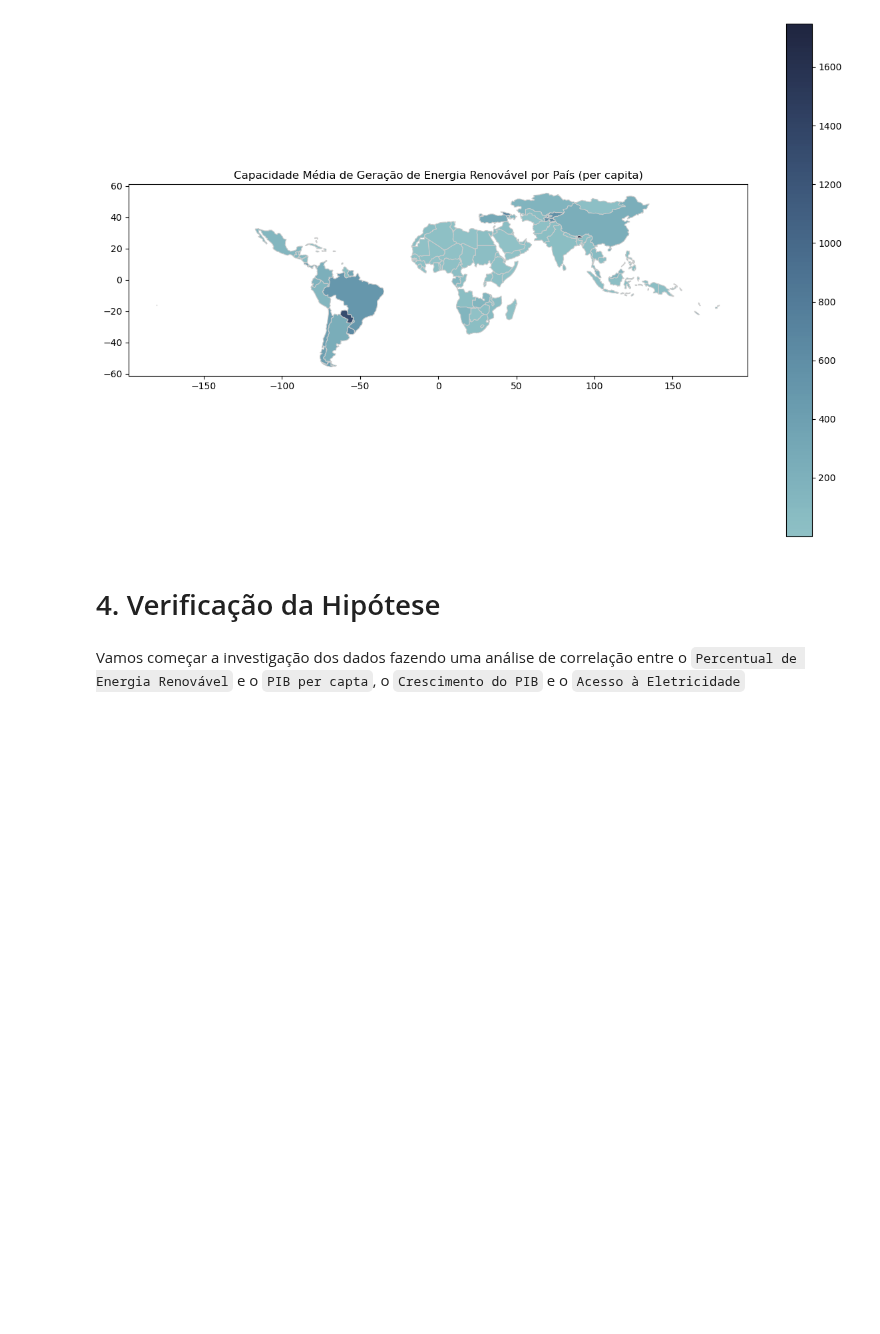
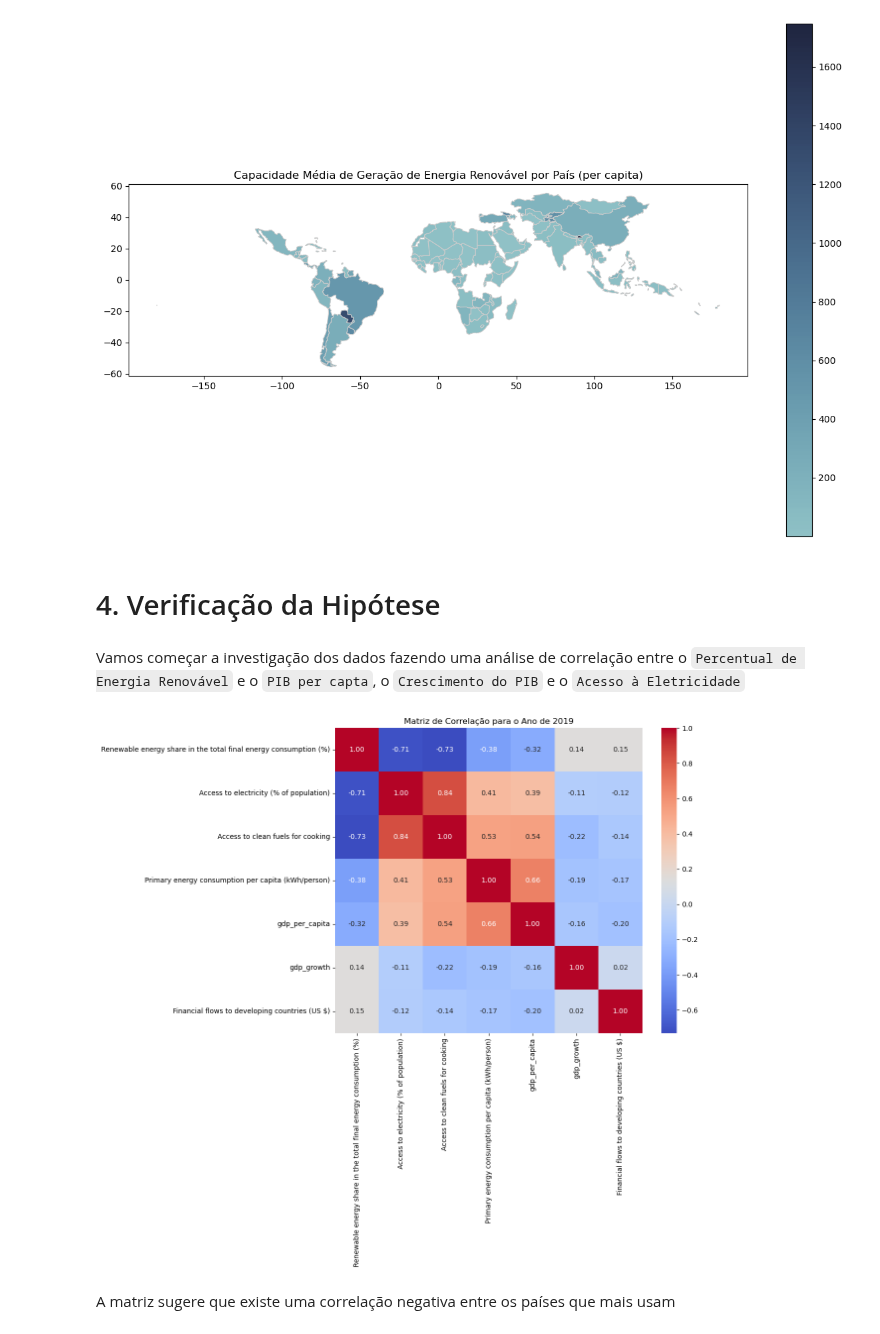
Before and after one commit to Felipefalex/Projeto-Sustainable-Energy, a Jupyter notebook: sustainable_energy.ipynb, the cells around one changed output. Saved outputs shown, nothing was run; the diff lists cells and outputs as text; code cells hidden in the pictures; blank space fills up the shorter version.

```diff
--- a/sustainable_energy.ipynb
+++ b/sustainable_energy.ipynb
@@ -186,20 +281,28 @@ plt.show()
 Vamos começar a investigação dos dados fazendo uma análise de correlação entre o `Percentual de Energia Renovável` e o  `PIB per capta`, o `Crescimento do PIB` e o `Acesso à Eletricidade`
 # %%
 # Definindo as variáveis usadas para a correlação
-variables_of_interest = [
+variaveis_correlacao = [
     'Renewable energy share in the total final energy consumption (%)',
+    'Access to electricity (% of population)',
+    'Access to clean fuels for cooking',
+    'Primary energy consumption per capita (kWh/person)',
     'gdp_per_capita',
-    'gdp_growth'
+    'gdp_growth',
+    'Financial flows to developing countries (US $)'
 ]
 
-# Filtrar o dataset para incluir apenas as variáveis selecionadas
-data_filtered = data[variables_of_interest]
+# Filtrando os dados para o ano mais recente com informações (2019)
+data_2019 = data[data['Year'] == 2019]
 
-# Calcular a matriz de correlação
-correlation_matrix = data_filtered.corr()
+# Matriz de correlação
+matriz_correlacao = data_2019[variaveis_correlacao].corr()
 
-# Plotar a matriz de correlação
+# Criando matrizes de correlação para cada um dos três últimos anos
 plt.figure(figsize=(10, 8))
-sns.heatmap(correlation_matrix, annot=True, cmap='coolwarm', fmt=".2f")
-plt.title('Matriz de Correlação')
+sns.heatmap(matriz_correlacao, annot=True, cmap='coolwarm', fmt=".2f")
+plt.title('Matriz de Correlação para o Ano de 2019')
 plt.show()
+# %% [output]
+[figure, added]
+# %% [markdown]
+A matriz sugere que existe uma correlação negativa entre os países que mais usam
```
Also changed, not shown: parts of 5 cells of this notebook.
